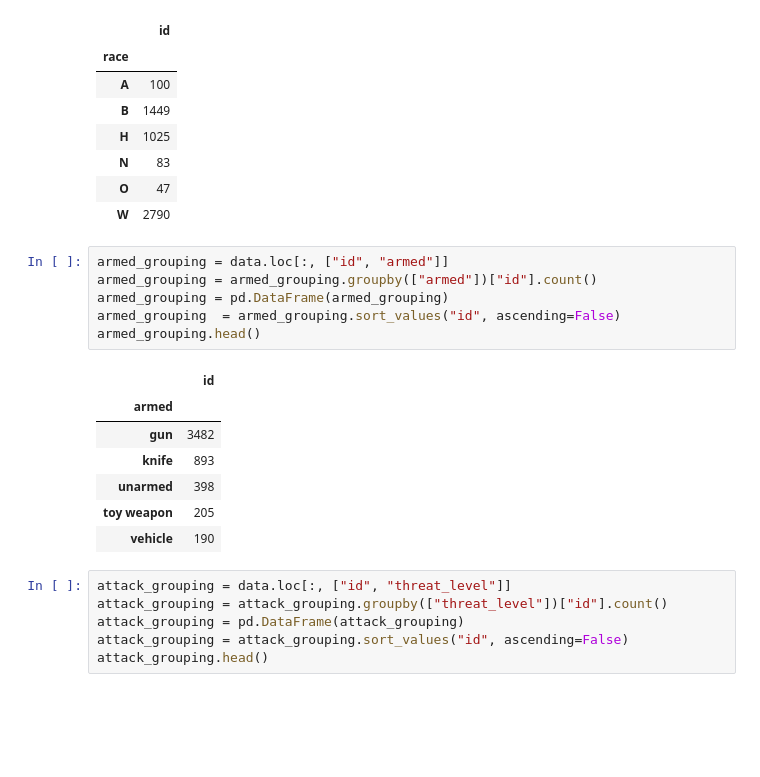
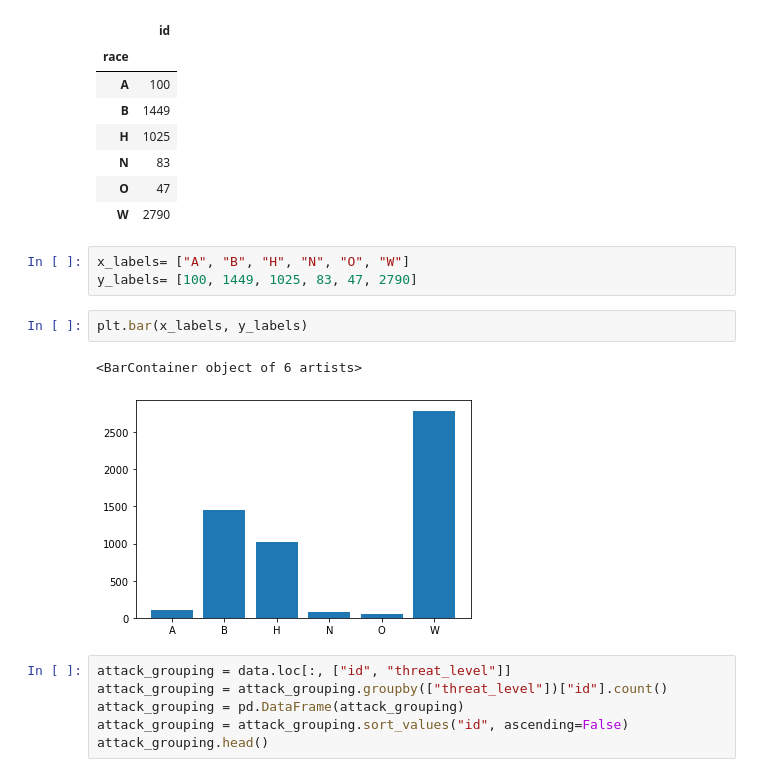
Before and after one commit to Blashford/Fatal-Shootings-By-Police, a Jupyter notebook: Logistic Regression Model.ipynb, the cells around one changed output. Cells and saved outputs as stored; diff of their text form; blank space fills up the shorter version.

```diff
--- a/Logistic Regression Model.ipynb
+++ b/Logistic Regression Model.ipynb
@@ -57,20 +57,14 @@ race_grouping.head(10)
 | N | 83 |
 | O | 47 |
 | W | 2790 |
-# %%
-armed_grouping = data.loc[:, ["id", "armed"]]
-armed_grouping = armed_grouping.groupby(["armed"])["id"].count()
-armed_grouping = pd.DataFrame(armed_grouping)
-armed_grouping  = armed_grouping.sort_values("id", ascending=False)
-armed_grouping.head()
-# %% [output]
-|  | id |
-| armed |  |
-| gun | 3482 |
-| knife | 893 |
-| unarmed | 398 |
-| toy weapon | 205 |
-| vehicle | 190 |
+# %%
+x_labels= ["A", "B", "H", "N", "O", "W"]
+y_labels= [100, 1449, 1025, 83, 47, 2790]
+# %%
+plt.bar(x_labels, y_labels)
+# %% [output]
+<BarContainer object of 6 artists>
+[figure, added]
 # %%
 attack_grouping = data.loc[:, ["id", "threat_level"]]
 attack_grouping = attack_grouping.groupby(["threat_level"])["id"].count()
```
Also changed, not shown: parts of 26 cells of this notebook.
